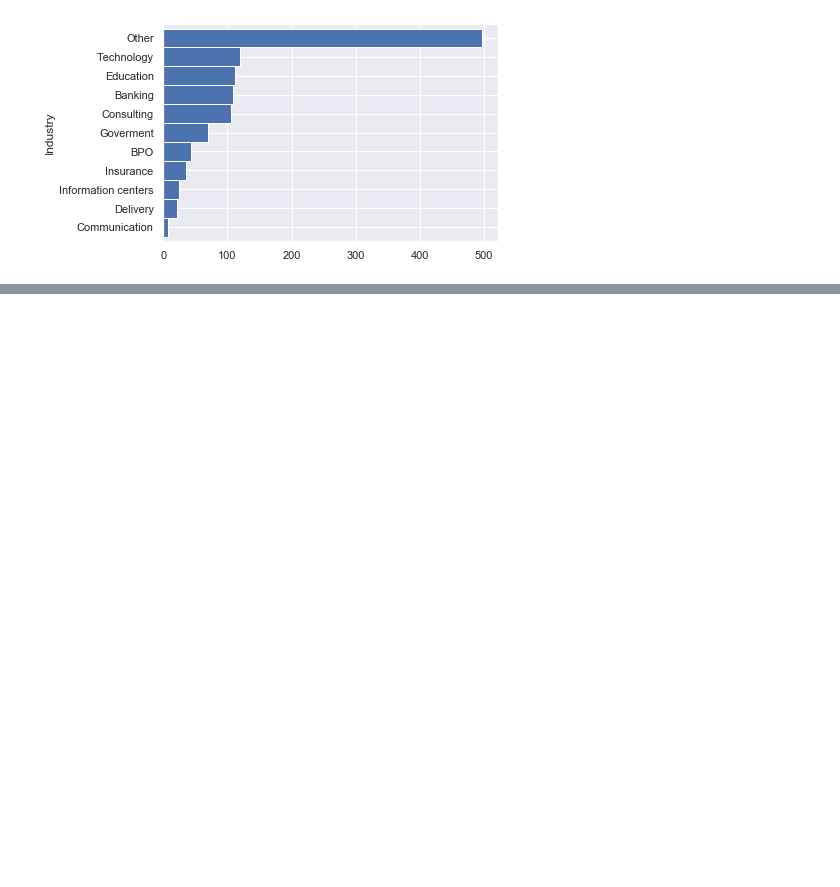
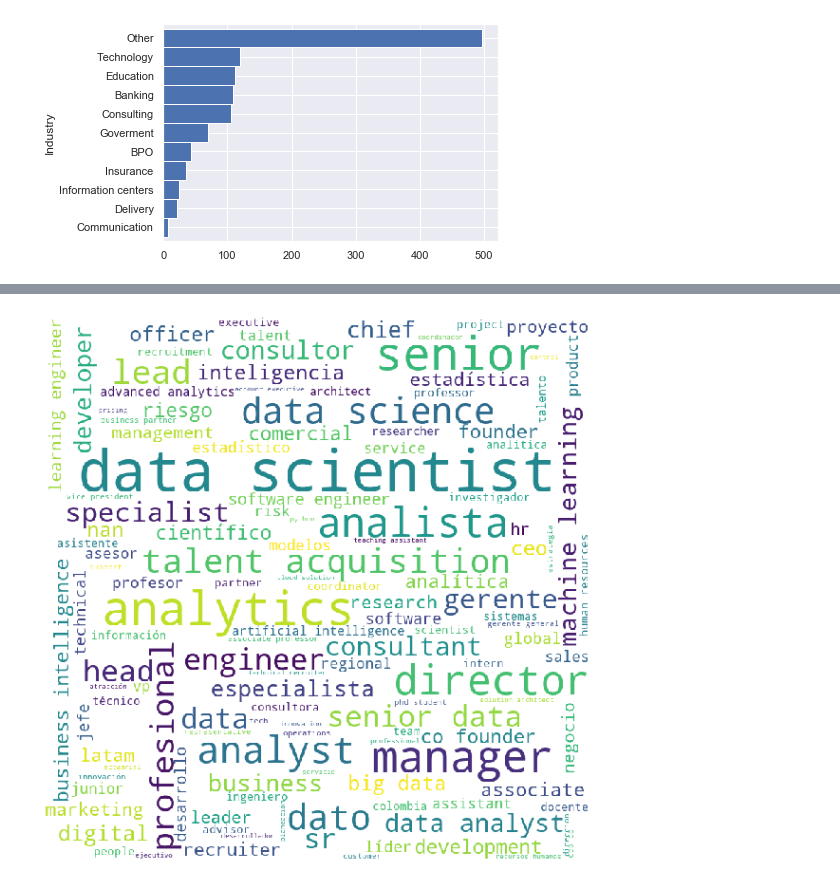
Before and after one commit to anmarphy/My_LinkedIn_2020_Dec, a Jupyter notebook: Basic_Information.ipynb, the cells around one changed output, grey strips where cells are left out. Cells and saved outputs as stored; diff of their text form; code cells hidden in the pictures; blank space fills up the shorter version.

Commit message:
Adding Positions distribution

```diff
--- a/Basic_Information.ipynb
+++ b/Basic_Information.ipynb
@@ -342,3 +342,6 @@ Connections.pivot_table(index='Industry',values='Company', aggfunc='count').sort
 plt.show()
 # %% [output]
 [figure]
+# %%
+word_cloud(Connections.Position)
+# %% [output]
@@ -344,0 +351 @@ plt.show()
+[figure, added]
```
Also changed, not shown: parts of 2 cells of this notebook.
